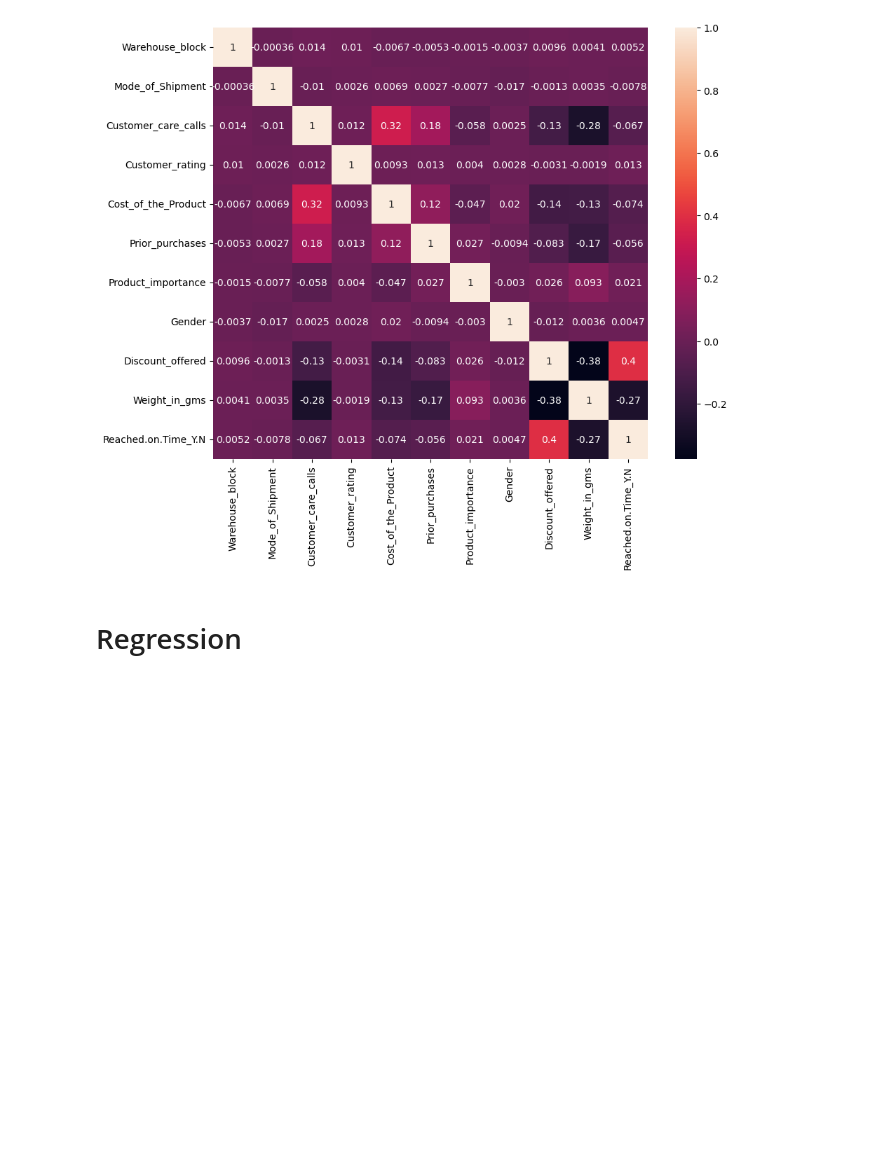
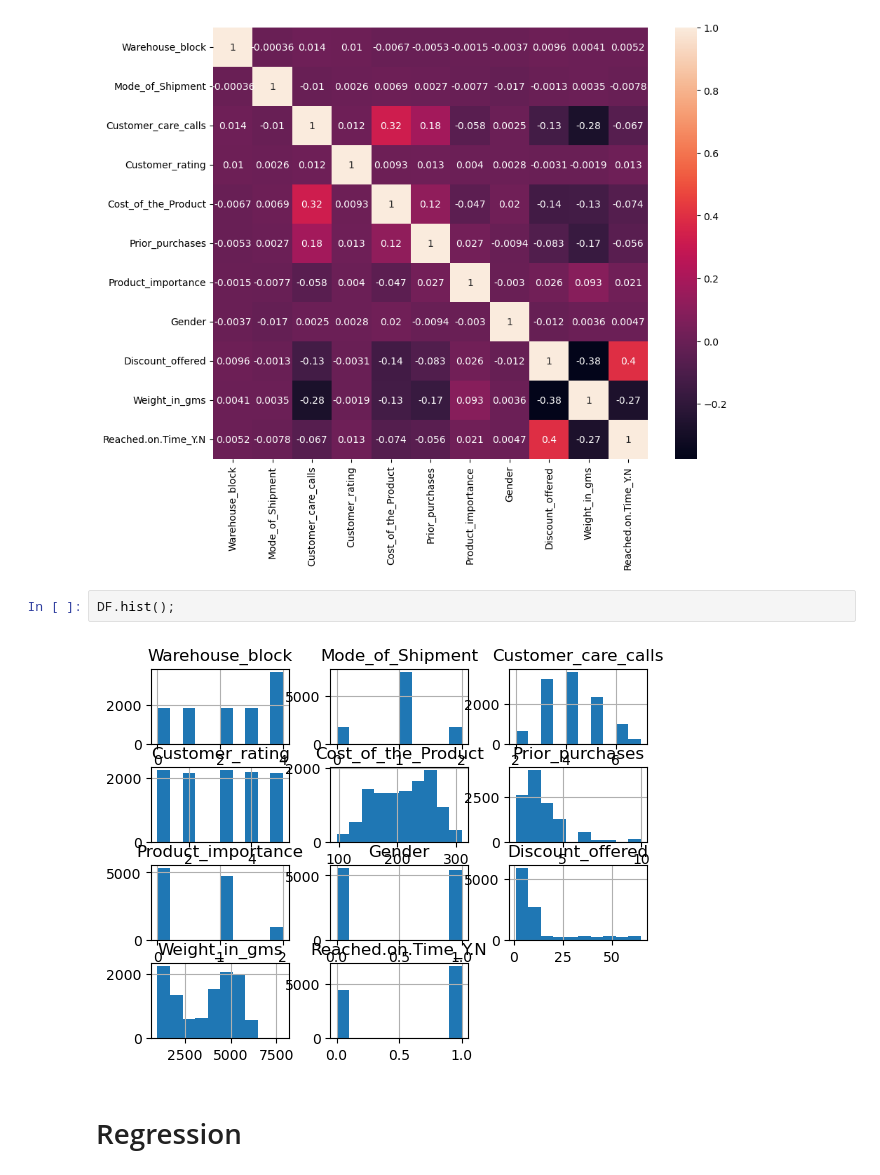
Before and after one commit to fahadalhrbi91/Bootcamp-Project-4-Machine-Learning, a Jupyter notebook: project4.ipynb, the cells around one changed output. Cells and saved outputs as stored; diff of their text form; blank space fills up the shorter version.

```diff
--- a/project4.ipynb
+++ b/project4.ipynb
@@ -204,6 +204,10 @@ sns.heatmap(DF.corr(),annot = True)
 # %% [output]
 <AxesSubplot:>
 [figure]
+# %%
+DF.hist();
+# %% [output]
+[figure, added]
 # %% [markdown]
 # Regression
 # %% [markdown]
```
Also changed, not shown: parts of 6 cells of this notebook.
